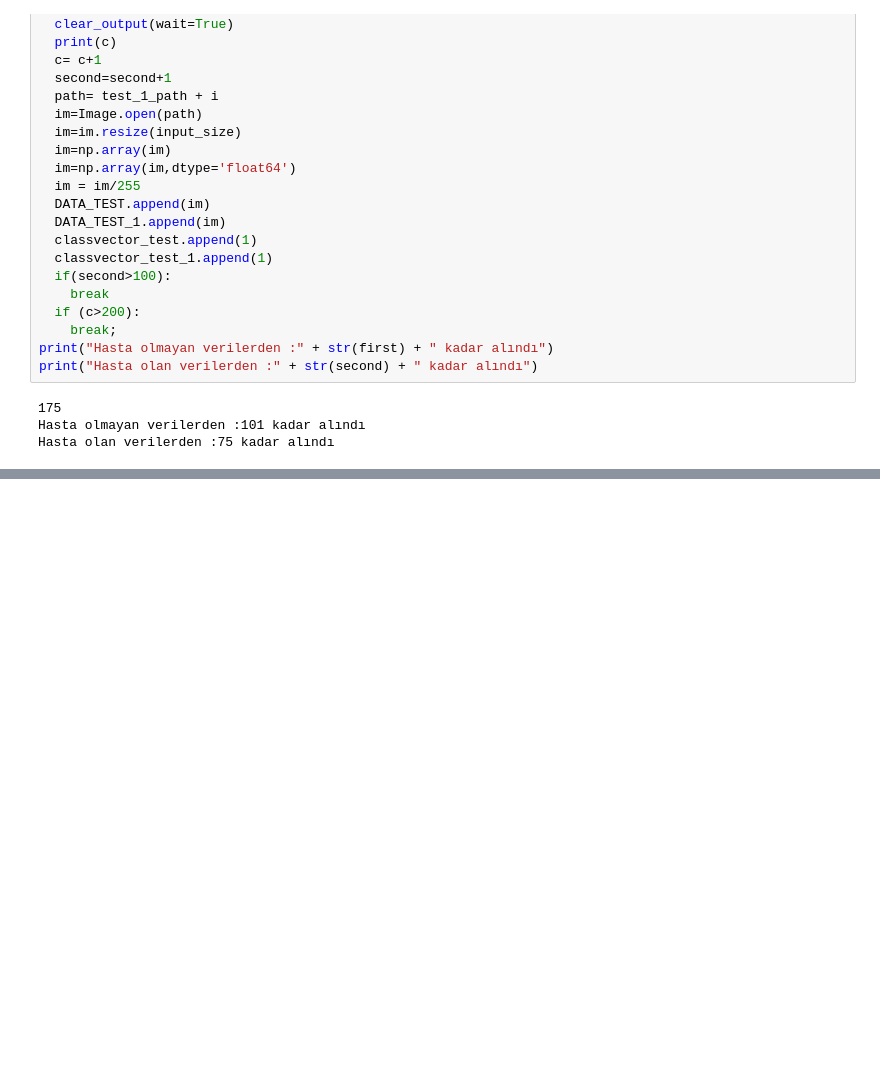
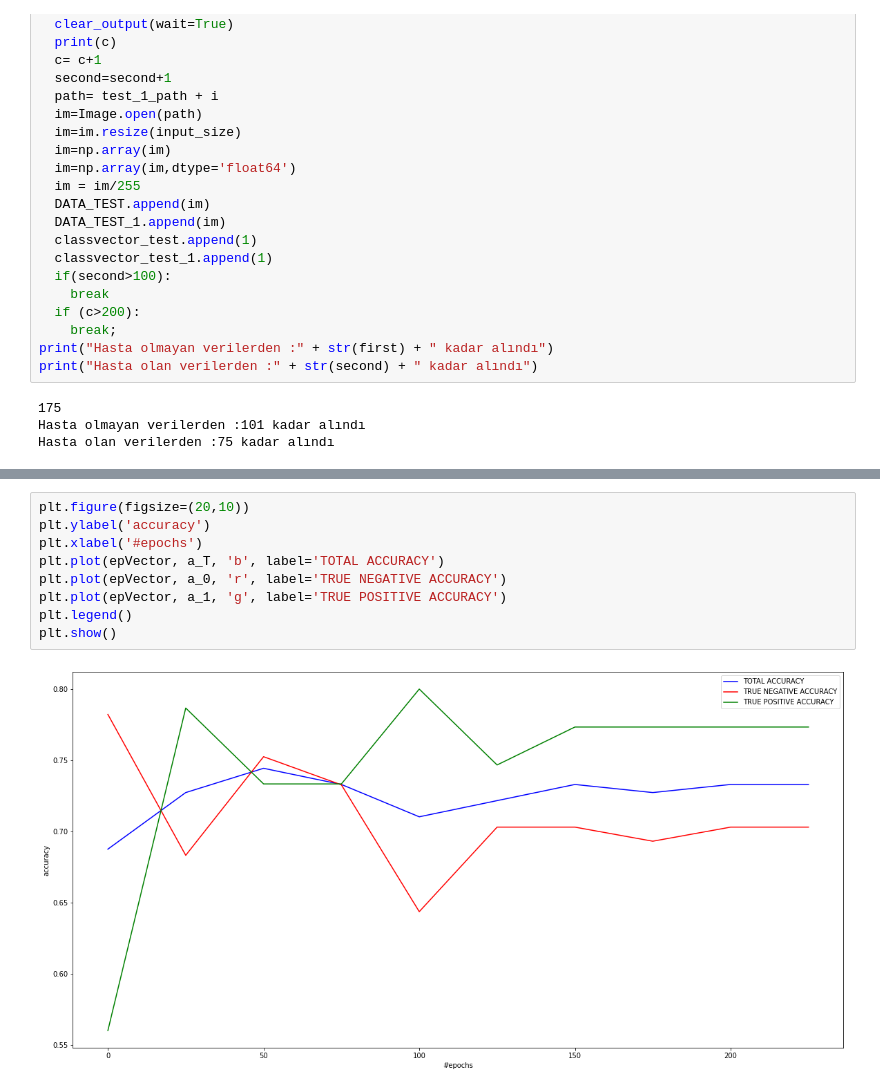
Before and after one commit to ahmetcanerdem/Bil470Proje, a Jupyter notebook: Transfer Network.ipynb, the cells around one changed output, grey strips where cells are left out. Saved outputs shown, nothing was run; the diff lists cells and outputs as text; blank space fills up the shorter version.

```diff
--- a/Transfer Network.ipynb
+++ b/Transfer Network.ipynb
@@ -436,0 +512,11 @@ print(c/len(v0))
+# %%
+plt.figure(figsize=(20,10))
+plt.ylabel('accuracy')
+plt.xlabel('#epochs')
+plt.plot(epVector, a_T, 'b', label='TOTAL ACCURACY')
+plt.plot(epVector, a_0, 'r', label='TRUE NEGATIVE ACCURACY')
+plt.plot(epVector, a_1, 'g', label='TRUE POSITIVE ACCURACY')
+plt.legend()
+plt.show()
+# %% [output]
+[figure, added]
```
Also changed, not shown: parts of 12 cells of this notebook.
